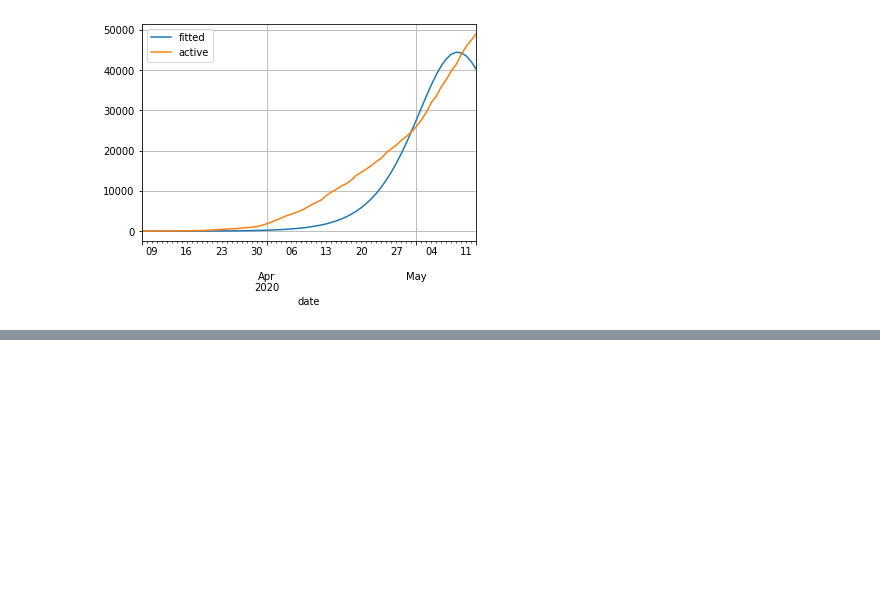
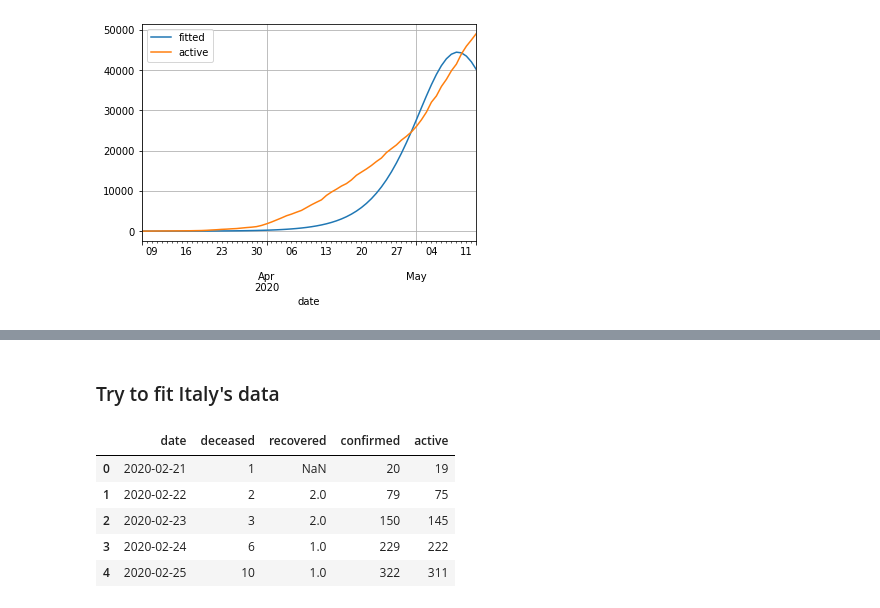
Before and after one commit to VICS-CORE/stats, a Jupyter notebook: 07_Learning_SEIR.ipynb, the cells around one changed output, grey strips where cells are left out. Saved outputs shown, nothing was run; the diff lists cells and outputs as text; code cells hidden in the pictures; blank space fills up the shorter version.

```diff
--- a/07_Learning_SEIR.ipynb
+++ b/07_Learning_SEIR.ipynb
@@ -239,0 +247,13 @@ _ = ax.text(
+# %% [markdown]
+### Try to fit Italy's data
+# %%
+# download italy's data
+it_df = pd.read_csv("csv/italy.csv", parse_dates=['date'])
+it_df.head()
+# %% [output]
+|  | date | deceased | recovered | confirmed | active |
+| 0 | 2020-02-21 | 1 | NaN | 20 | 19 |
+| 1 | 2020-02-22 | 2 | 2.0 | 79 | 75 |
+| 2 | 2020-02-23 | 3 | 2.0 | 150 | 145 |
+| 3 | 2020-02-24 | 6 | 1.0 | 229 | 222 |
+| 4 | 2020-02-25 | 10 | 1.0 | 322 | 311 |
```
Also changed, not shown: parts of 5 cells of this notebook, 1 other file.
